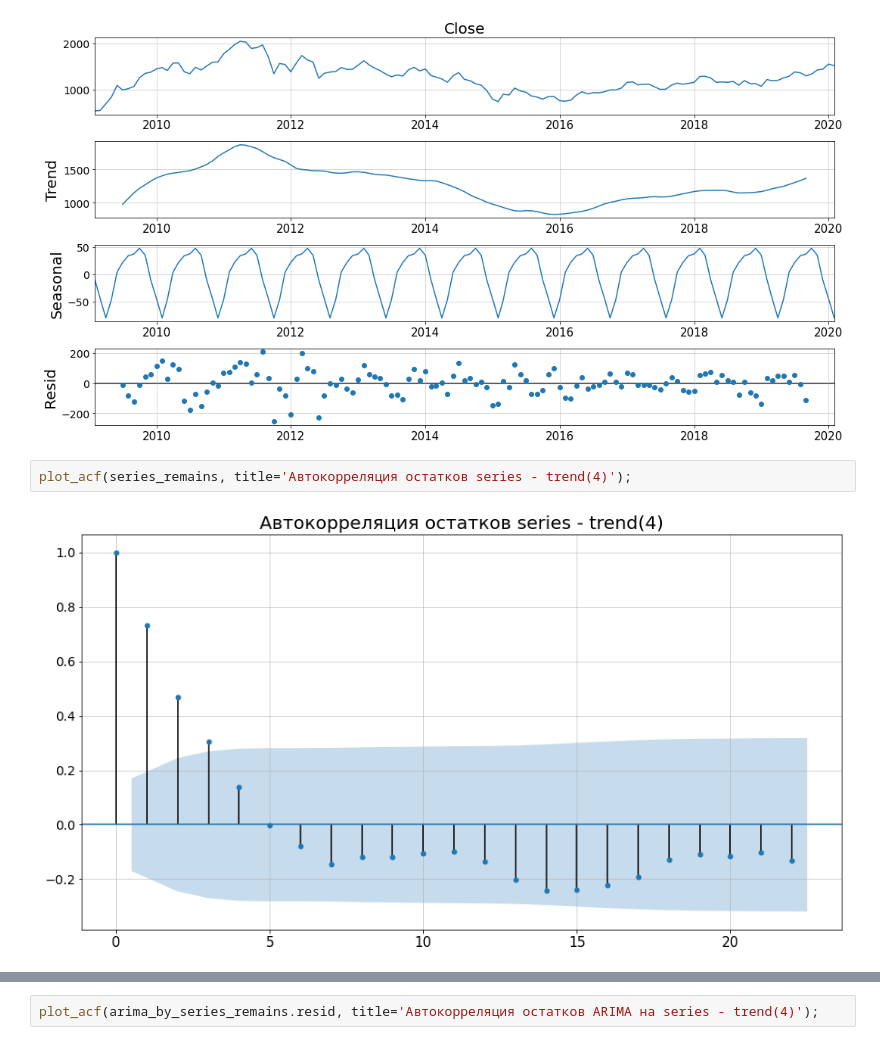
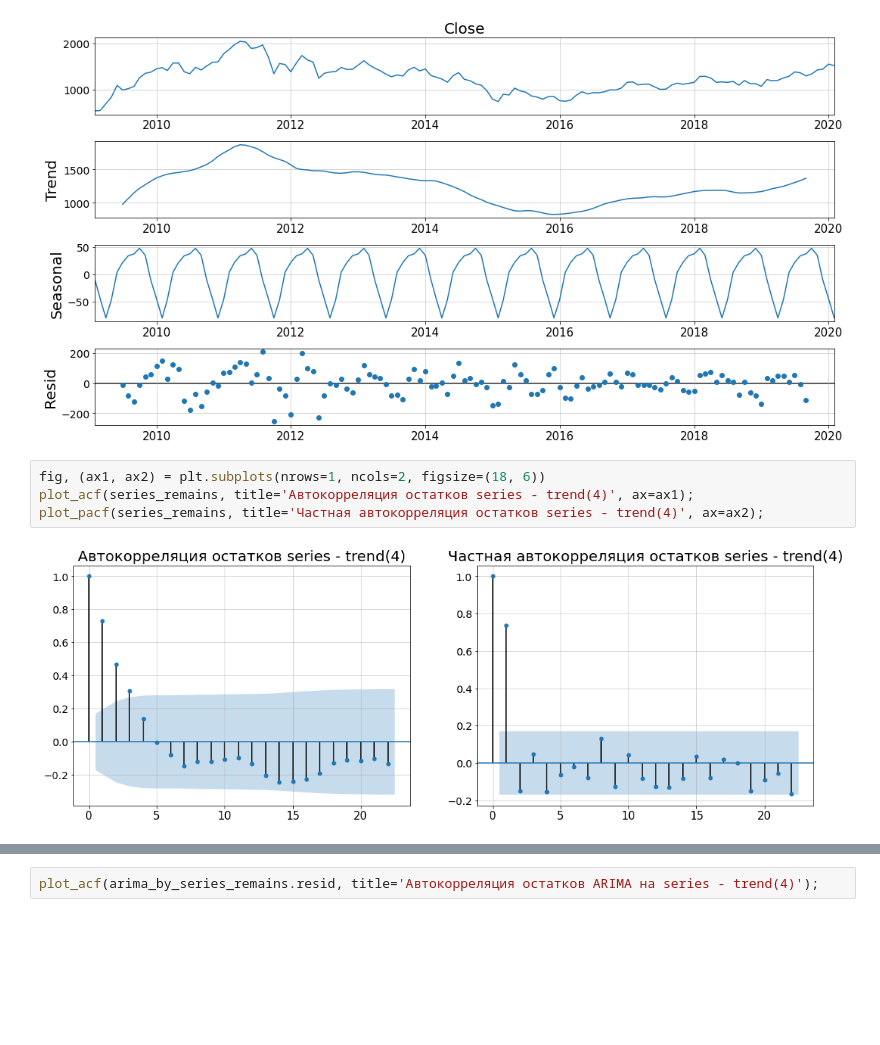
Before and after one commit to xtess16/RTSI, a Jupyter notebook: RTS_test.ipynb, the cells around one changed output, grey strips where cells are left out. Saved outputs shown, nothing was run; the diff lists cells and outputs as text; blank space fills up the shorter version.

```diff
--- a/RTS_test.ipynb
+++ b/RTS_test.ipynb
@@ -131,10 +133,12 @@ plt.plot(pd.Series(exponential_regression(x_data, y_data), index=series.index));
 sm.tsa.seasonal_decompose(series.interpolate(), period=10).plot();
 # %% [output]
 [figure]
-# %%
-plot_acf(series_remains, title='Автокорреляция остатков series - trend(4)');
-# %% [output]
-[figure, removed]
+# %%
+fig, (ax1, ax2) = plt.subplots(nrows=1, ncols=2, figsize=(18, 6))
+plot_acf(series_remains, title='Автокорреляция остатков series - trend(4)', ax=ax1);
+plot_pacf(series_remains, title='Частная автокорреляция остатков series - trend(4)', ax=ax2);
+# %% [output]
+[figure, added]
 # %%
 # Лучшие pdq - 4, 0, 4
 model = ARIMA(series_remains, order=(4, 0, 4))
```
Also changed, not shown: parts of 10 cells of this notebook, 1 other file.
